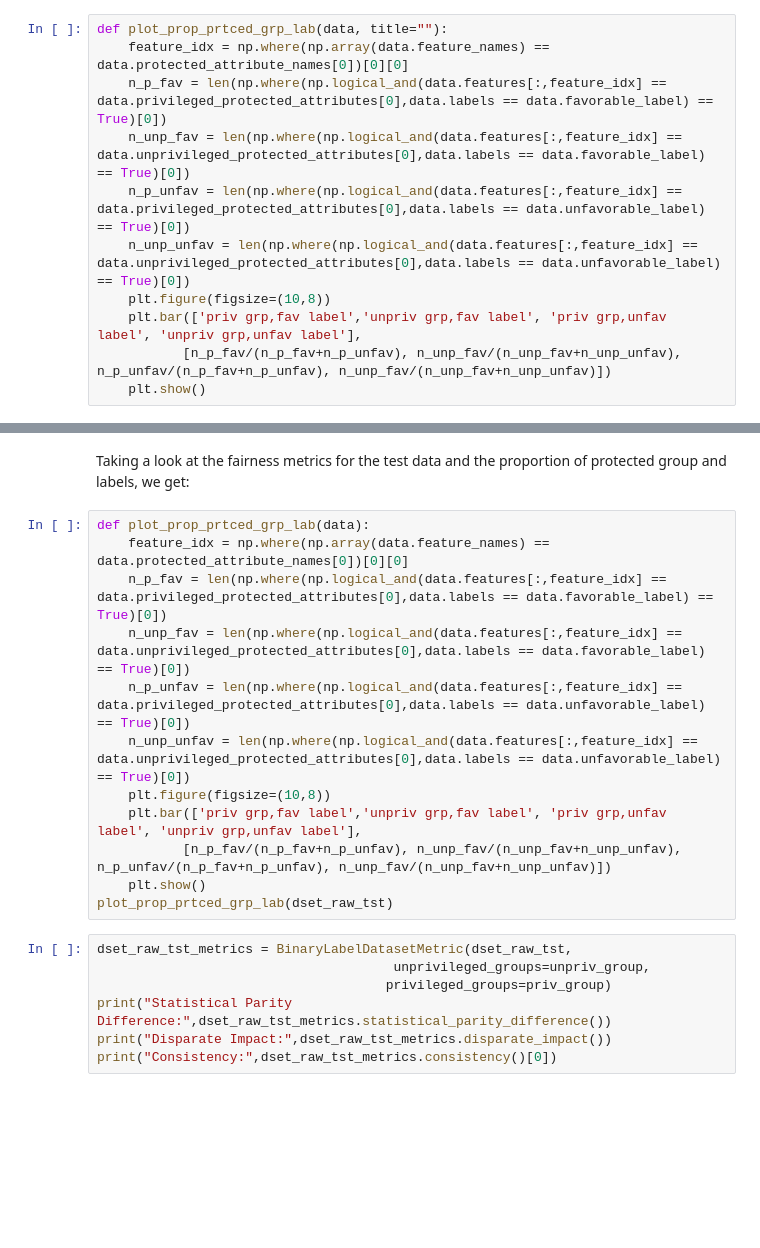
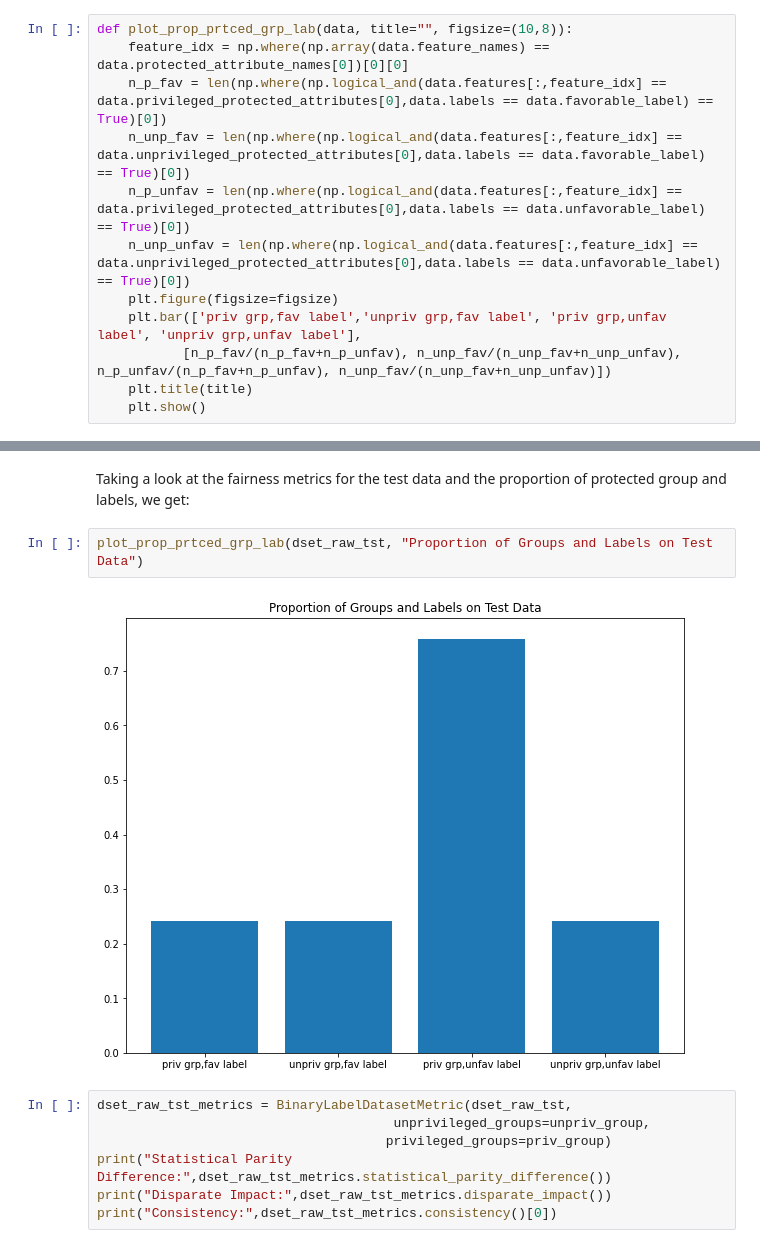
Before and after one commit to RishiDarkDevil/Regularization-Based-Fair-Classifier, a Jupyter notebook: Fairness-Definitions-Comparison.ipynb, the cells around one changed output, grey strips where cells are left out. Cells and saved outputs as stored; diff of their text form; blank space fills up the shorter version.

Commit message:
Add test data plot

```diff
--- a/Fairness-Definitions-Comparison.ipynb
+++ b/Fairness-Definitions-Comparison.ipynb
@@ -98,13 +98,14 @@ Here, we will try to find out how fair is the data with respect to the protected
 # %% [markdown]
 We look in the following histogram the proportion of the protected privileged and unprivileged groups proportion along with the class labels.
 # %%
-def plot_prop_prtced_grp_lab(data, title=""):
+def plot_prop_prtced_grp_lab(data, title="", figsize=(10,8)):
     feature_idx = np.where(np.array(data.feature_names) == data.protected_attribute_names[0])[0][0]
     n_p_fav = len(np.where(np.logical_and(data.features[:,feature_idx] == data.privileged_protected_attributes[0],data.labels == data.favorable_label) == True)[0])
     n_unp_fav = len(np.where(np.logical_and(data.features[:,feature_idx] == data.unprivileged_protected_attributes[0],data.labels == data.favorable_label) == True)[0])
     n_p_unfav = len(np.where(np.logical_and(data.features[:,feature_idx] == data.privileged_protected_attributes[0],data.labels == data.unfavorable_label) == True)[0])
     n_unp_unfav = len(np.where(np.logical_and(data.features[:,feature_idx] == data.unprivileged_protected_attributes[0],data.labels == data.unfavorable_label) == True)[0])
-    plt.figure(figsize=(10,8))
+    plt.figure(figsize=figsize)
     plt.bar(['priv grp,fav label','unpriv grp,fav label', 'priv grp,unfav label', 'unpriv grp,unfav label'],
            [n_p_fav/(n_p_fav+n_p_unfav), n_unp_fav/(n_unp_fav+n_unp_unfav), n_p_unfav/(n_p_fav+n_p_unfav), n_unp_fav/(n_unp_fav+n_unp_unfav)])
+    plt.title(title)
     plt.show()
@@ -139,17 +142,9 @@ dset_raw_trn, dset_raw_tst = data_adult.split([0.7], shuffle=True)
 # %% [markdown]
 Taking a look at the fairness metrics for the test data and the proportion of protected group and labels, we get:
 # %%
-def plot_prop_prtced_grp_lab(data):
-    feature_idx = np.where(np.array(data.feature_names) == data.protected_attribute_names[0])[0][0]
-    n_p_fav = len(np.where(np.logical_and(data.features[:,feature_idx] == data.privileged_protected_attributes[0],data.labels == data.favorable_label) == True)[0])
-    n_unp_fav = len(np.where(np.logical_and(data.features[:,feature_idx] == data.unprivileged_protected_attributes[0],data.labels == data.favorable_label) == True)[0])
-    n_p_unfav = len(np.where(np.logical_and(data.features[:,feature_idx] == data.privileged_protected_attributes[0],data.labels == data.unfavorable_label) == True)[0])
-    n_unp_unfav = len(np.where(np.logical_and(data.features[:,feature_idx] == data.unprivileged_protected_attributes[0],data.labels == data.unfavorable_label) == True)[0])
-    plt.figure(figsize=(10,8))
-    plt.bar(['priv grp,fav label','unpriv grp,fav label', 'priv grp,unfav label', 'unpriv grp,unfav label'],
-           [n_p_fav/(n_p_fav+n_p_unfav), n_unp_fav/(n_unp_fav+n_unp_unfav), n_p_unfav/(n_p_fav+n_p_unfav), n_unp_fav/(n_unp_fav+n_unp_unfav)])
-    plt.show()
-plot_prop_prtced_grp_lab(dset_raw_tst)
+plot_prop_prtced_grp_lab(dset_raw_tst, "Proportion of Groups and Labels on Test Data")
+# %% [output]
+[figure, added]
 # %%
 dset_raw_tst_metrics = BinaryLabelDatasetMetric(dset_raw_tst,
                                       unprivileged_groups=unpriv_group,
```
Also changed, not shown: parts of 4 cells of this notebook.
